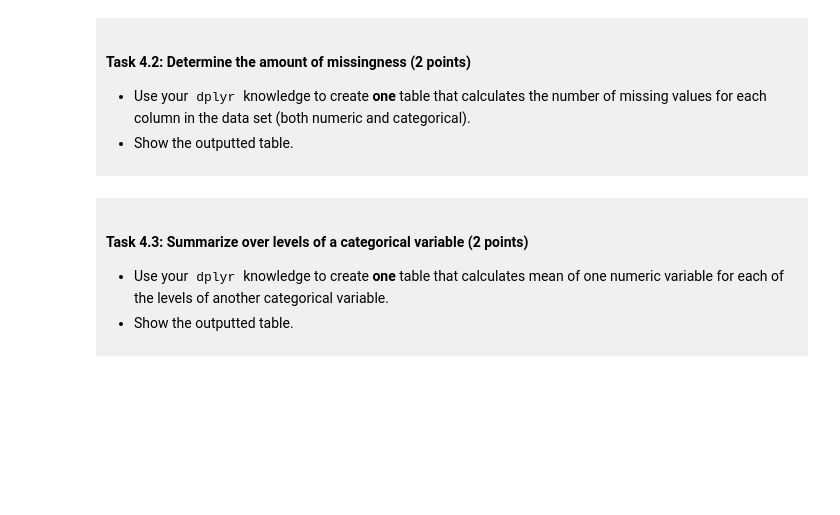
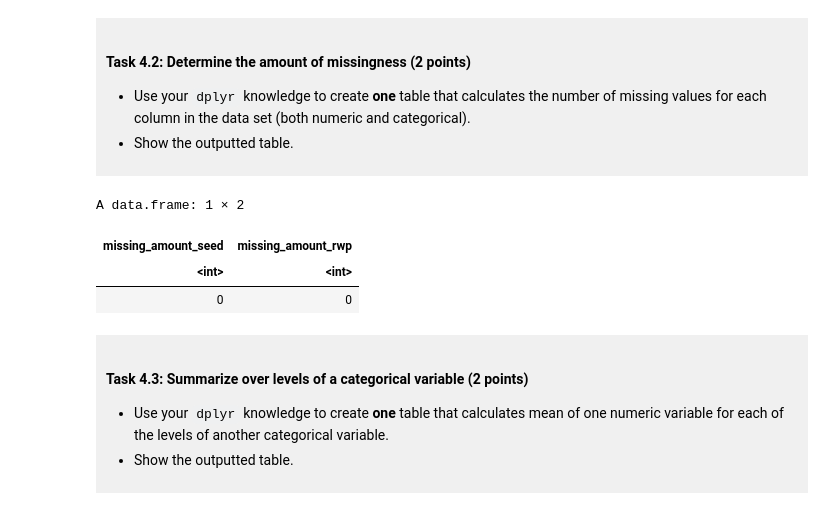
Before and after one commit to mandy-maa/dsci-100-project-mandy-ma, a Jupyter notebook: dsci-100-project-notebook.ipynb, the cells around one changed output. Cells and saved outputs as stored; diff of their text form; code cells hidden in the pictures; blank space fills up the shorter version.

Commit message:
Finished Task 4.2
Determine the number of missing values

```diff
--- a/dsci-100-project-notebook.ipynb
+++ b/dsci-100-project-notebook.ipynb
@@ -278,7 +278,13 @@ A data.frame: 1 × 6
 - Show the outputted table.
 </div>
 # %%
-### EDIT THIS CODE CELL ###
+summarize(data_tidy, missing_amount_seed = sum(is.na(seed)),
+           missing_amount_rwp = sum(is.na(reg_wins_pct)))
+# %% [output]
+A data.frame: 1 × 2
+| missing_amount_seed | missing_amount_rwp |
+| <int> | <int> |
+| 0 | 0 |
 # %% [markdown]
 <div style="background-color: #f0f0f0; padding: 10px;">
 
```
